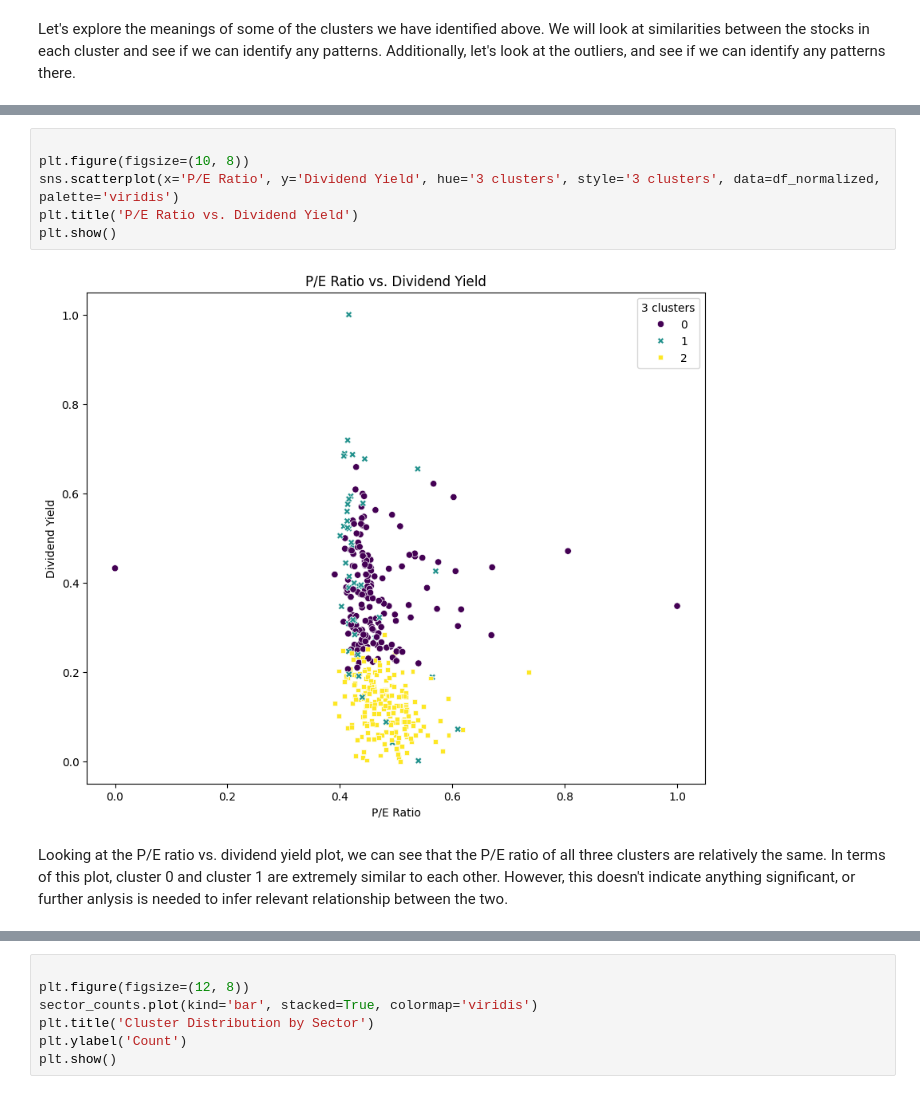
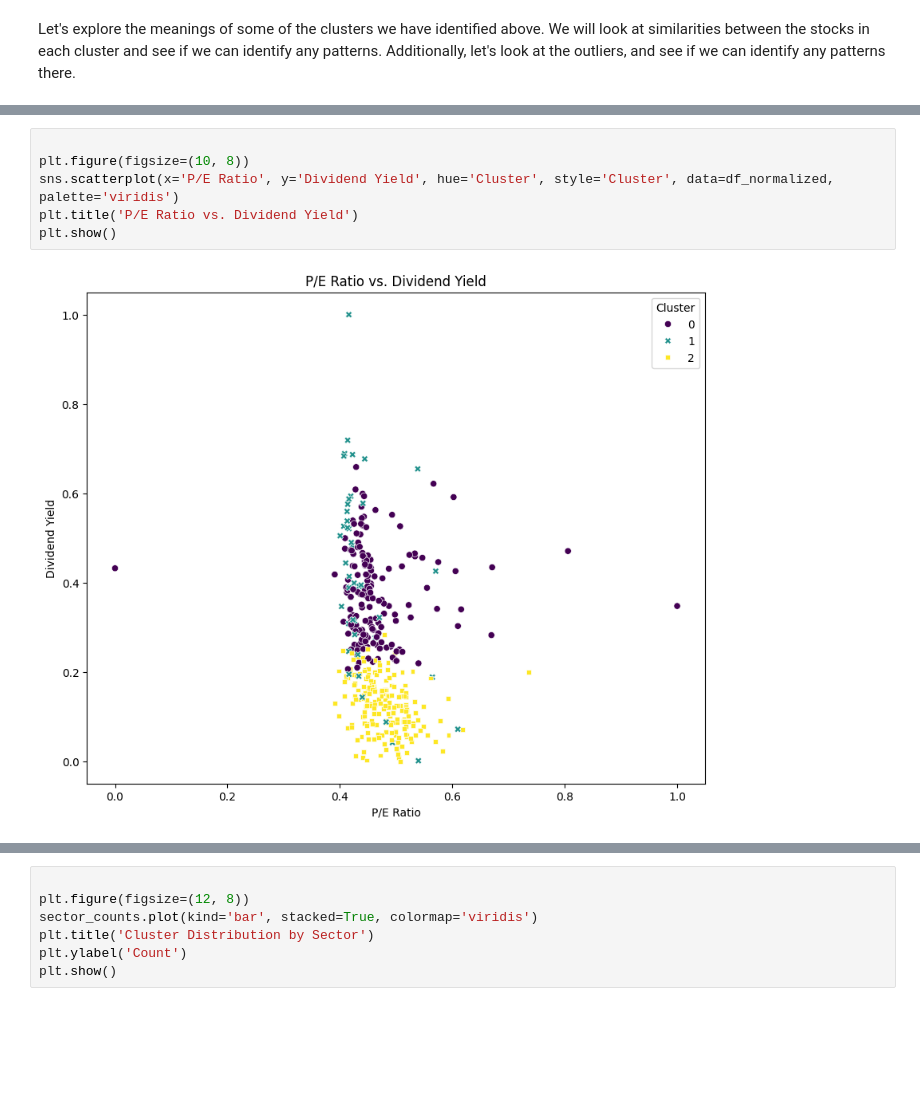
Before and after one commit to Purpup/COGS118B-Project, a Jupyter notebook: FinalProject.ipynb, the cells around one changed output, grey strips where cells are left out. Saved outputs shown, nothing was run; the diff lists cells and outputs as text; blank space fills up the shorter version.

```diff
--- a/FinalProject.ipynb
+++ b/FinalProject.ipynb
@@ -485,10 +455,8 @@ The plotting of Market Cap vs. Volatility of 3 clusters shows us that in terms o
 # %%
 
 plt.figure(figsize=(10, 8))
-sns.scatterplot(x='P/E Ratio', y='Dividend Yield', hue='3 clusters', style='3 clusters', data=df_normalized, palette='viridis')
+sns.scatterplot(x='P/E Ratio', y='Dividend Yield', hue='Cluster', style='Cluster', data=df_normalized, palette='viridis')
 plt.title('P/E Ratio vs. Dividend Yield')
 plt.show()
 # %% [output]
-[figure, old version]
+[figure, new version]
-# %% [markdown]
-Looking at the P/E ratio vs. dividend yield plot, we can see that the P/E ratio of all three clusters are relatively the same. In terms of this plot, cluster 0 and cluster 1 are extremely similar to each other. However, this doesn't indicate anything significant, or further anlysis is needed to infer relevant relationship between the two.
```
Also changed, not shown: parts of 28 cells of this notebook.
